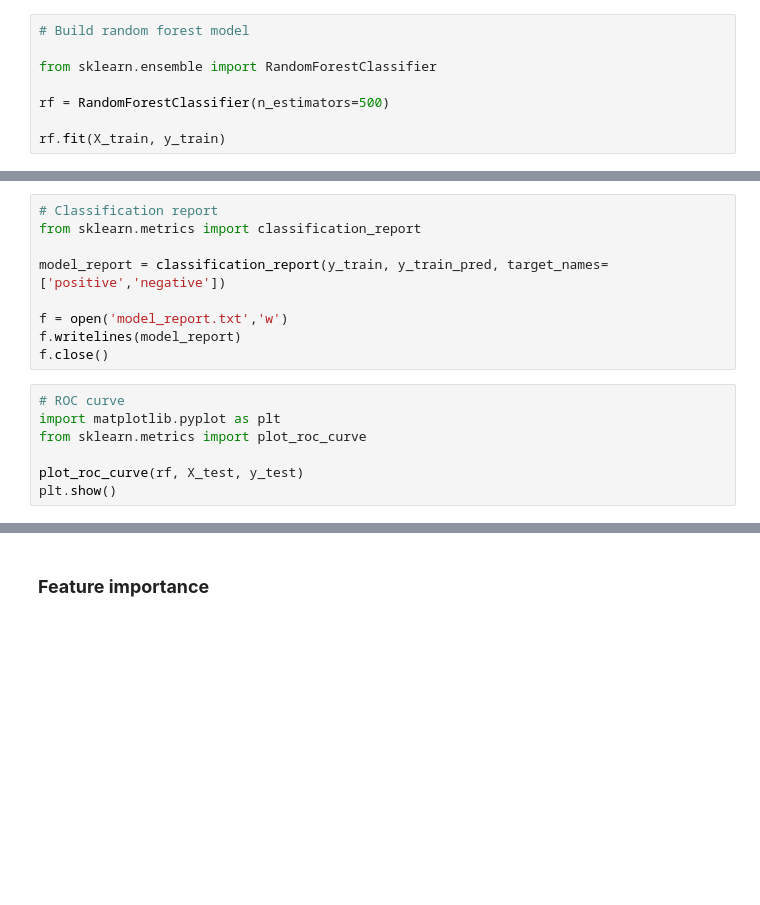
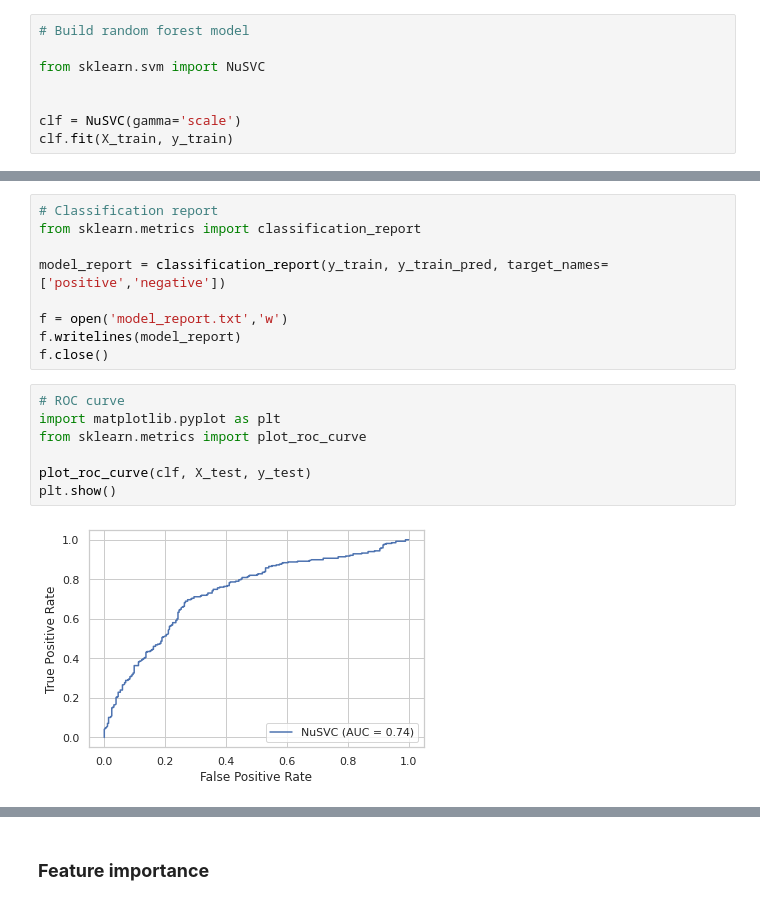
Before and after one commit to DanielAldas/RIIAA5.0_Workshop, a Jupyter notebook: Building_&_interpreting_Deep_AmPEP30_model.ipynb, the cells around one changed output, grey strips where cells are left out. Drawn from its saved outputs; the diff is of its cells as text; blank space fills up the shorter version.

```diff
--- a/Building_&_interpreting_Deep_AmPEP30_model.ipynb
+++ b/Building_&_interpreting_Deep_AmPEP30_model.ipynb
@@ -803,8 +803,8 @@ ax.set(xlim=(0, 1))
 # %%
 # Build random forest model
 
-from sklearn.ensemble import RandomForestClassifier
+from sklearn.svm import NuSVC
 
-rf = RandomForestClassifier(n_estimators=500)
 
-rf.fit(X_train, y_train)
+clf = NuSVC(gamma='scale')
+clf.fit(X_train, y_train)
@@ -847,8 +871,10 @@ f.close()
 # %%
 # ROC curve
 import matplotlib.pyplot as plt
 from sklearn.metrics import plot_roc_curve
 
-plot_roc_curve(rf, X_test, y_test)
+plot_roc_curve(clf, X_test, y_test)
 plt.show()
+# %% [output]
+[figure, added]
 # %%
```
Also changed, not shown: parts of 13 cells of this notebook.
